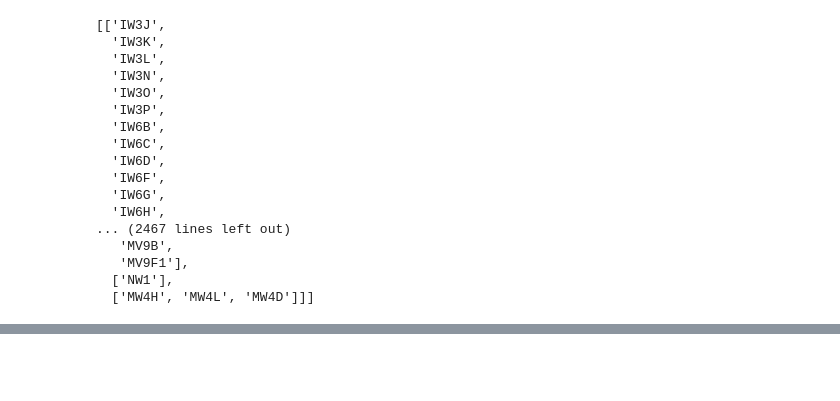
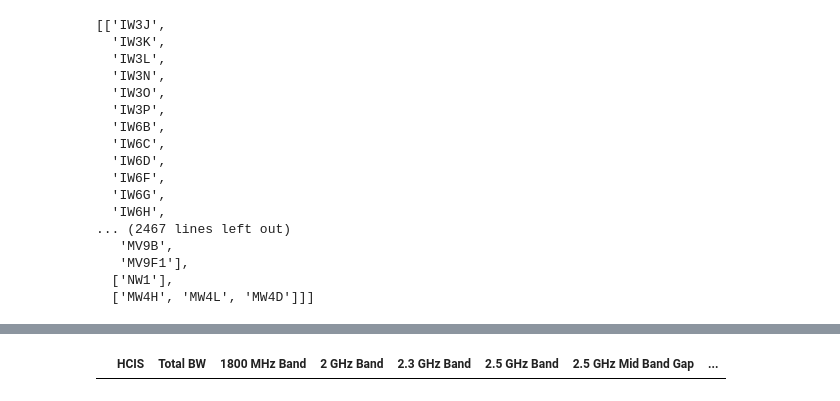
Before and after one commit to navnith-reddy/SpectrumNavigator, a Jupyter notebook: specNav.ipynb, the cells around one changed output, grey strips where cells are left out. Saved outputs shown, nothing was run; the diff lists cells and outputs as text; code cells hidden in the pictures; blank space fills up the shorter version.

Commit message:
started work on holdings

```diff
--- a/specNav.ipynb
+++ b/specNav.ipynb
@@ -415,0 +393,25 @@ uniqueAreas[0]
+# %%
+# build gdf from unique areas
+bands = set(specLicence['LICENCE_CATEGORY_NAME'])
+bands
+
+holdings = pd.DataFrame({
+    "HCIS" : [],
+    'Total BW' : [],
+    '1800 MHz Band' : [],
+    '2 GHz Band' : [],
+    '2.3 GHz Band' : [],
+    '2.5 GHz Band' : [],
+    '2.5 GHz Mid Band Gap' : [],
+    '20 GHz Defence Band' : [],
+    '26 GHz Band' : [],
+    '3.4 GHz Band' : [],
+    '30 GHz Defence Band' : [],
+    '700 MHz Band' : [],
+    '800 MHz Band' : [],
+    'AWL - FSS Only' : [],
+    'AWL - Standard' : []
+})
+holdings
+# %% [output]
+|  | HCIS | Total BW | 1800 MHz Band | 2 GHz Band | 2.3 GHz Band | 2.5 GHz Band | 2.5 GHz Mid Band Gap | ... |
```
Also changed, not shown: parts of 2 cells of this notebook.
